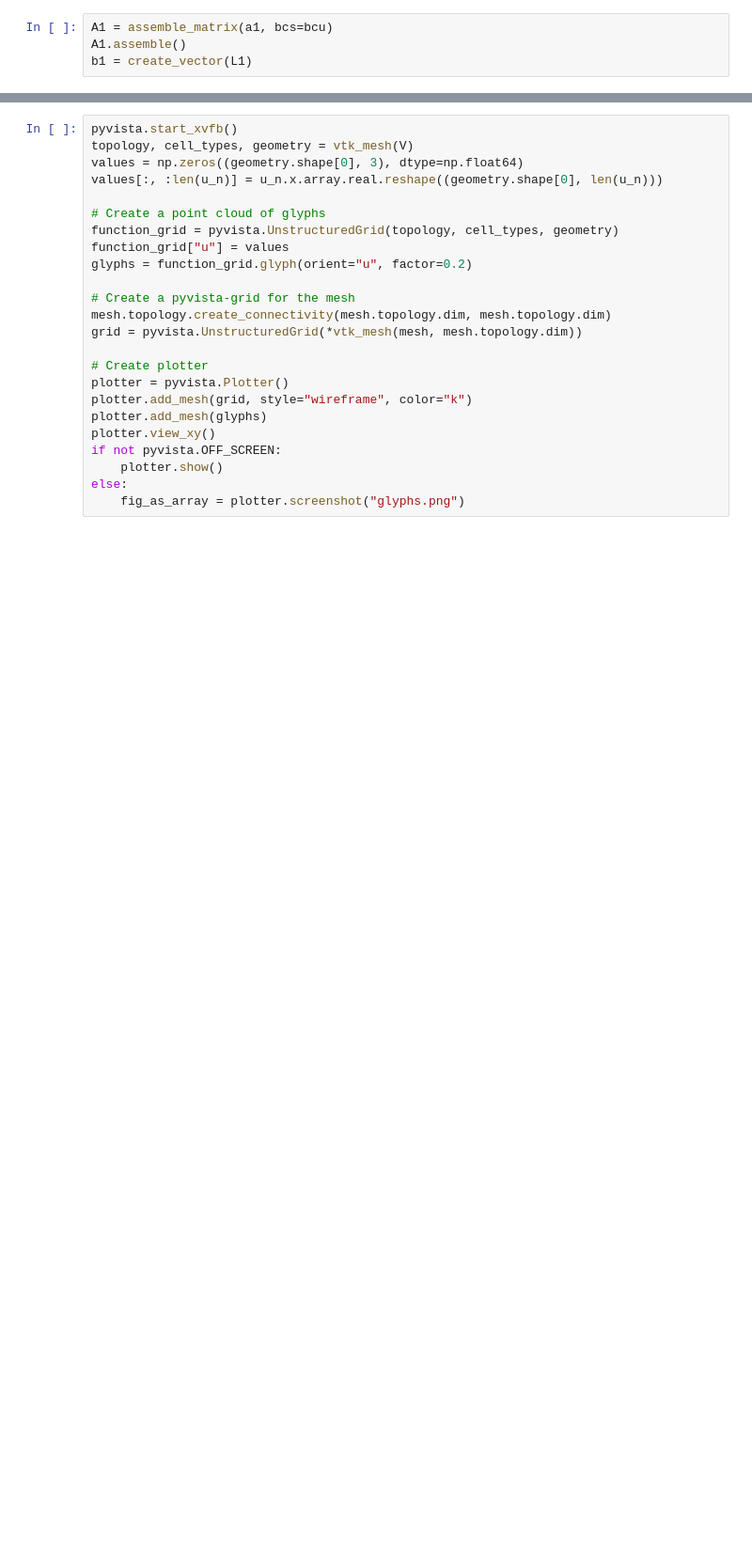
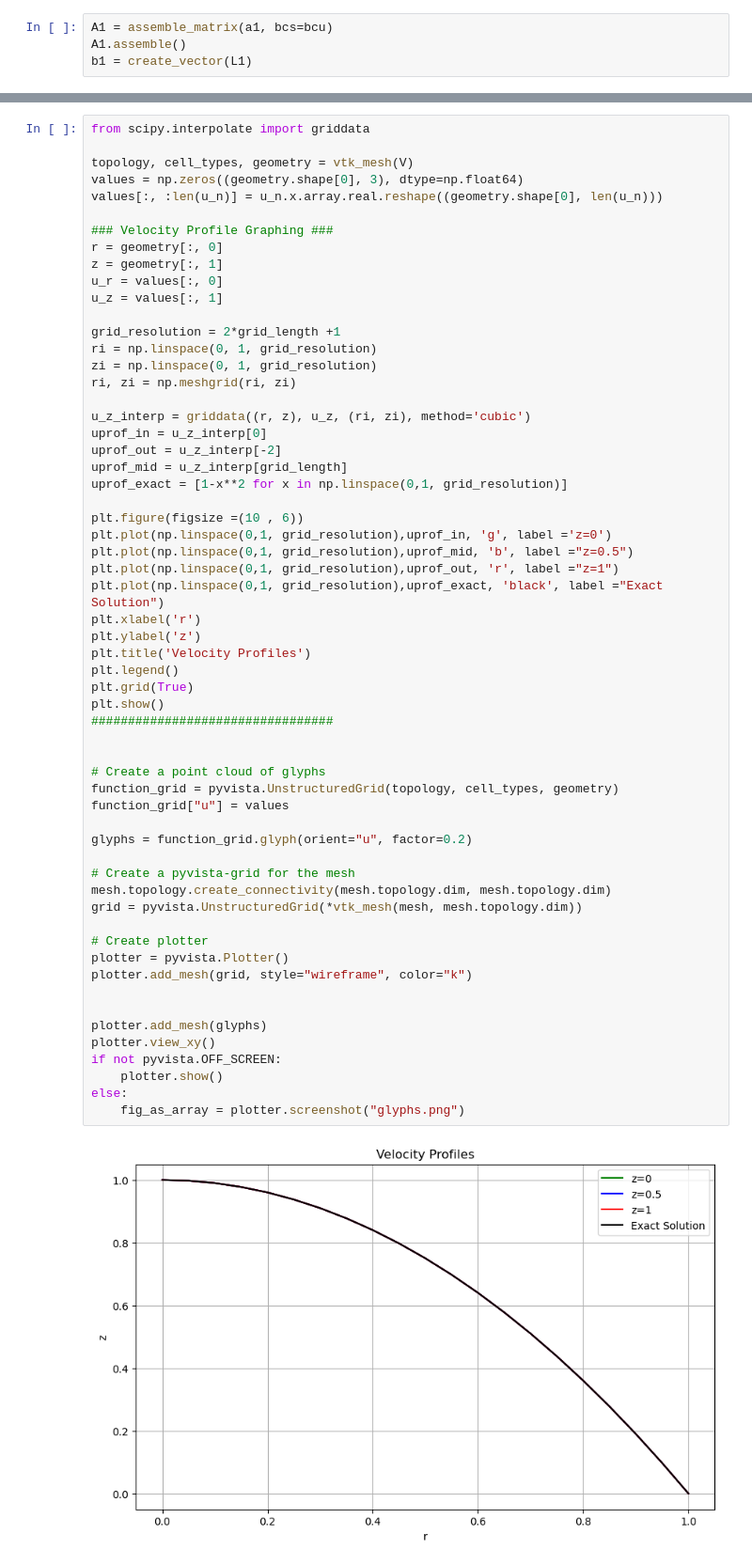
Before and after one commit to HugosBigCode/MastersThesis, a Jupyter notebook: navier_stokes_cyl_axisym.ipynb, the cells around one changed output, grey strips where cells are left out. Shown at 94% size. Drawn from its saved outputs; the diff is of its cells as text; blank space fills up the shorter version.

```diff
--- a/navier_stokes_cyl_axisym.ipynb
+++ b/navier_stokes_cyl_axisym.ipynb
@@ -260,25 +341,61 @@ Time 10.00, L2-error 3.08e-01, Max error 1.00e+00
 # %%
-pyvista.start_xvfb()
+from scipy.interpolate import griddata
+
 topology, cell_types, geometry = vtk_mesh(V)
 values = np.zeros((geometry.shape[0], 3), dtype=np.float64)
 values[:, :len(u_n)] = u_n.x.array.real.reshape((geometry.shape[0], len(u_n)))
 
+### Velocity Profile Graphing ###
+r = geometry[:, 0]
+z = geometry[:, 1]
+u_r = values[:, 0]
+u_z = values[:, 1]
+
+grid_resolution = 2*grid_length +1
+ri = np.linspace(0, 1, grid_resolution)
+zi = np.linspace(0, 1, grid_resolution)
+ri, zi = np.meshgrid(ri, zi)
+
+u_z_interp = griddata((r, z), u_z, (ri, zi), method='cubic')
+uprof_in = u_z_interp[0]
+uprof_out = u_z_interp[-2]
+uprof_mid = u_z_interp[grid_length]
+uprof_exact = [1-x**2 for x in np.linspace(0,1, grid_resolution)]
+
+plt.figure(figsize =(10 , 6))
+plt.plot(np.linspace(0,1, grid_resolution),uprof_in, 'g', label ='z=0')
+plt.plot(np.linspace(0,1, grid_resolution),uprof_mid, 'b', label ="z=0.5")
+plt.plot(np.linspace(0,1, grid_resolution),uprof_out, 'r', label ="z=1")
+plt.plot(np.linspace(0,1, grid_resolution),uprof_exact, 'black', label ="Exact Solution")
+plt.xlabel('r')
+plt.ylabel('z')
+plt.title('Velocity Profiles')
+plt.legend()
+plt.grid(True)
+plt.show()
+#################################
+
+
 # Create a point cloud of glyphs
 function_grid = pyvista.UnstructuredGrid(topology, cell_types, geometry)
 function_grid["u"] = values
+
 glyphs = function_grid.glyph(orient="u", factor=0.2)
 
 # Create a pyvista-grid for the mesh
 mesh.topology.create_connectivity(mesh.topology.dim, mesh.topology.dim)
 grid = pyvista.UnstructuredGrid(*vtk_mesh(mesh, mesh.topology.dim))
 
 # Create plotter
 plotter = pyvista.Plotter()
 plotter.add_mesh(grid, style="wireframe", color="k")
+
+
 plotter.add_mesh(glyphs)
 plotter.view_xy()
 if not pyvista.OFF_SCREEN:
     plotter.show()
 else:
     fig_as_array = plotter.screenshot("glyphs.png")
 # %% [output]
+[figure, added]
```
Also changed, not shown: parts of 14 cells of this notebook, 1 other file.
